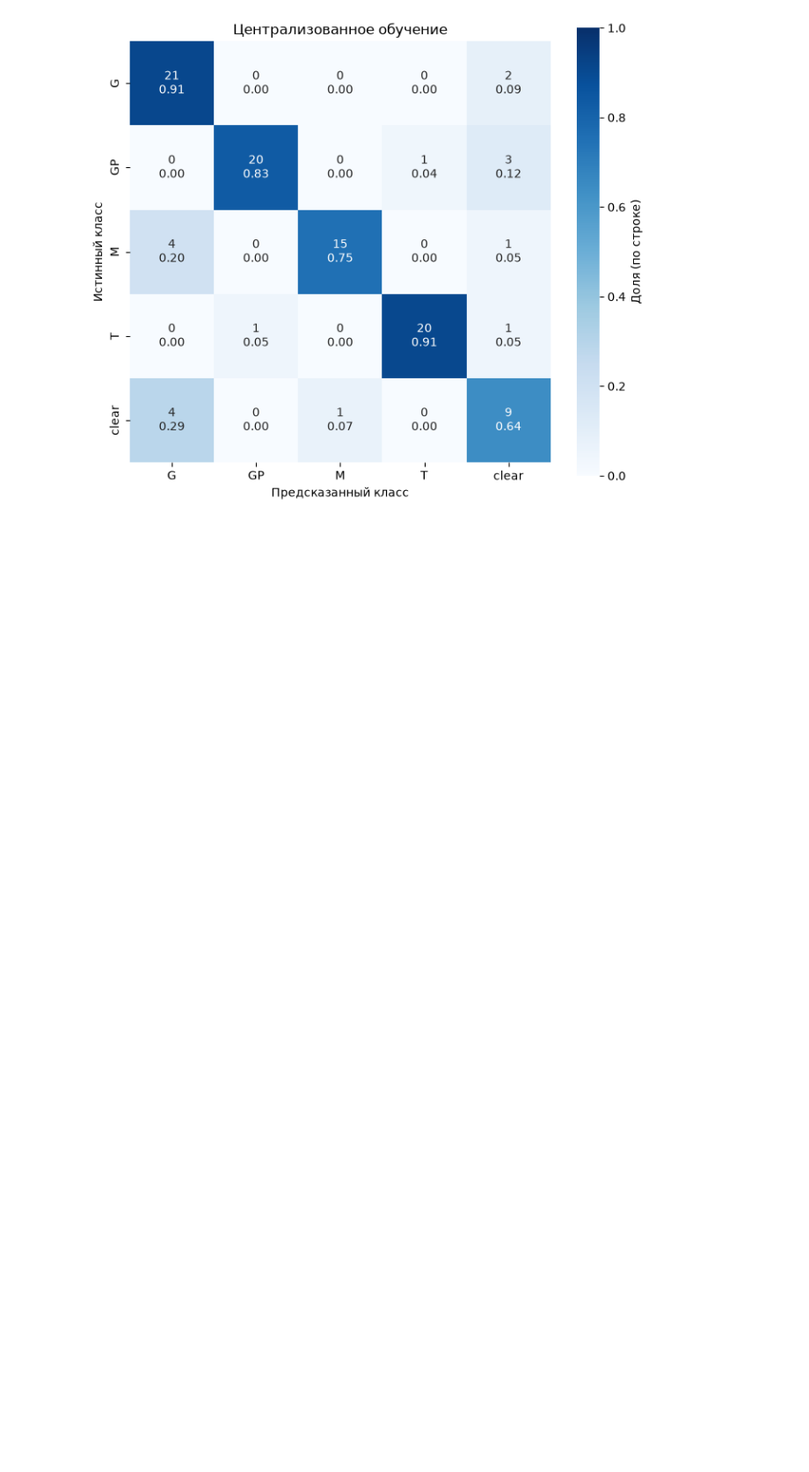
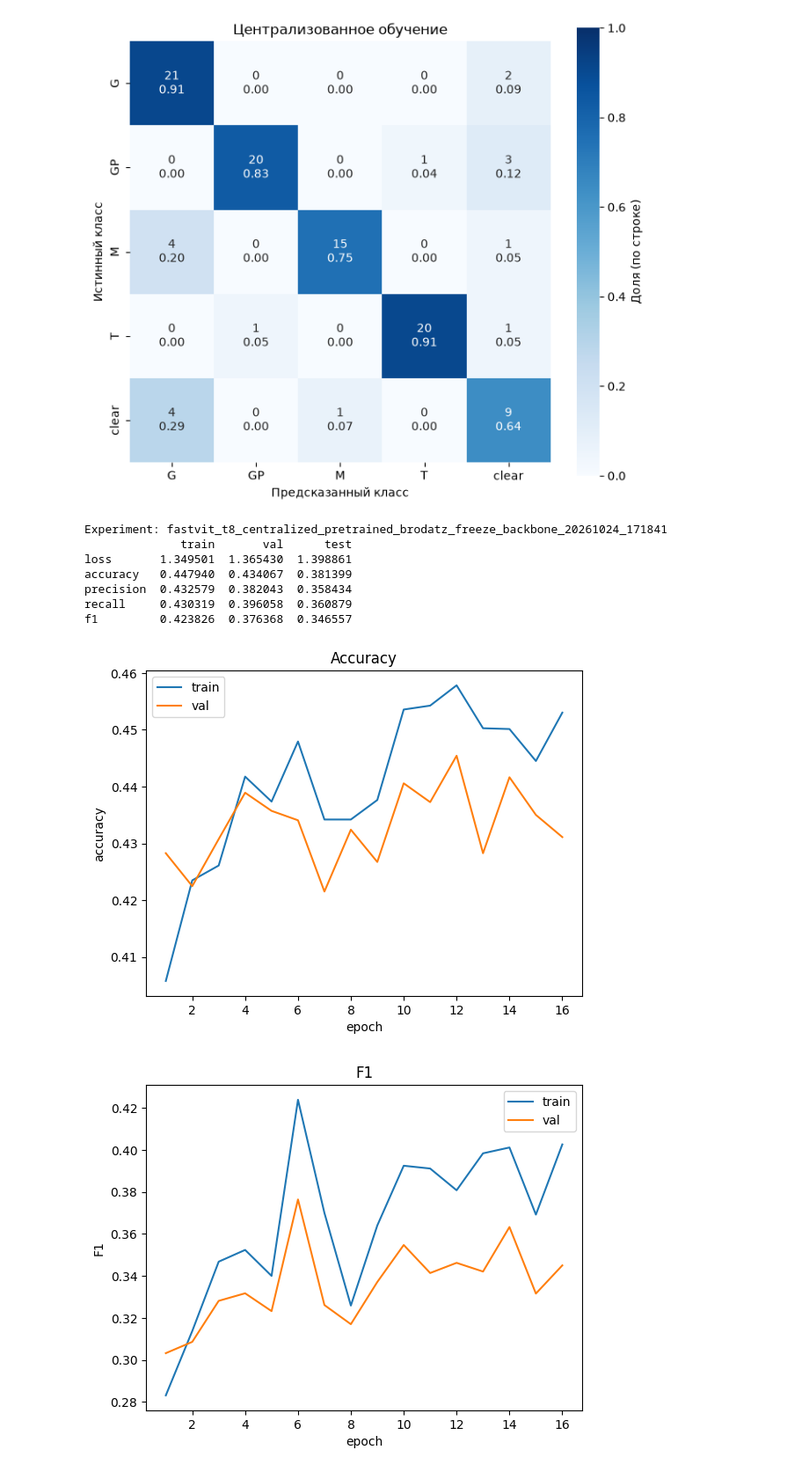
Before and after one commit to Ilyaant/federated-learning-experiments, a Jupyter notebook: notebooks/metrics_lookup.ipynb, the cells around one changed output. Shown at 88% size. Drawn from its saved outputs; the diff is of its cells as text; code cells hidden in the pictures; blank space fills up the shorter version.

Commit message:
latest experiments

```diff
--- a/notebooks/metrics_lookup.ipynb
+++ b/notebooks/metrics_lookup.ipynb
@@ -230,3 +230,15 @@ plot_confusion_matrix(
 )
 # %% [output]
 [figure]
+# %%
+get_experiment_results('fastvit_t8_centralized_pretrained_brodatz_freeze_backbone_20261024_171841')
+# %% [output]
+Experiment: fastvit_t8_centralized_pretrained_brodatz_freeze_backbone_20261024_171841
+              train       val      test
+loss       1.349501  1.365430  1.398861
+accuracy   0.447940  0.434067  0.381399
+precision  0.432579  0.382043  0.358434
+recall     0.430319  0.396058  0.360879
+f1         0.423826  0.376368  0.346557
+[figure, added]
+[figure, added]
```
Also changed, not shown: parts of 2 cells of this notebook, 1 other file.
